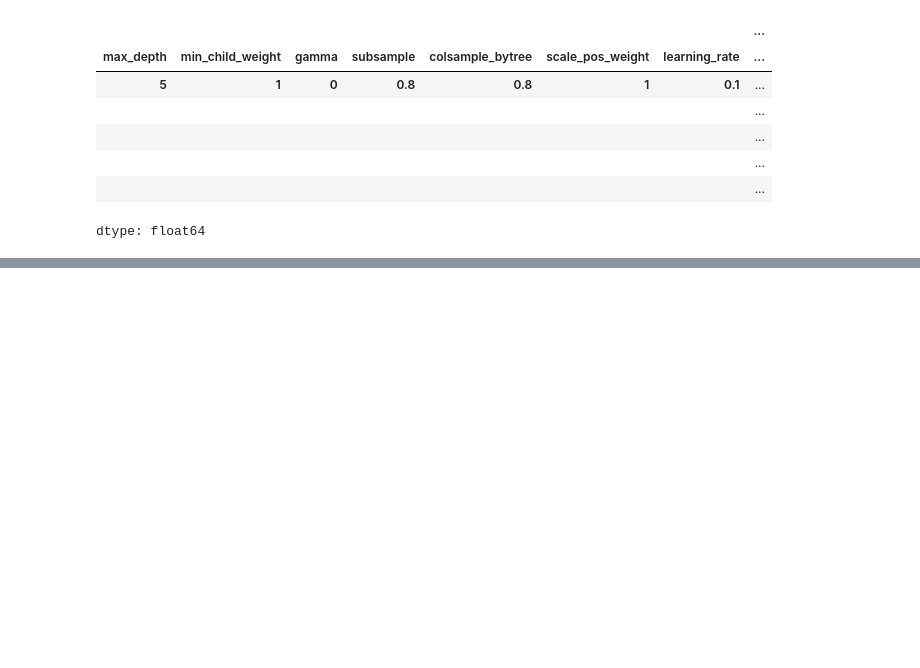
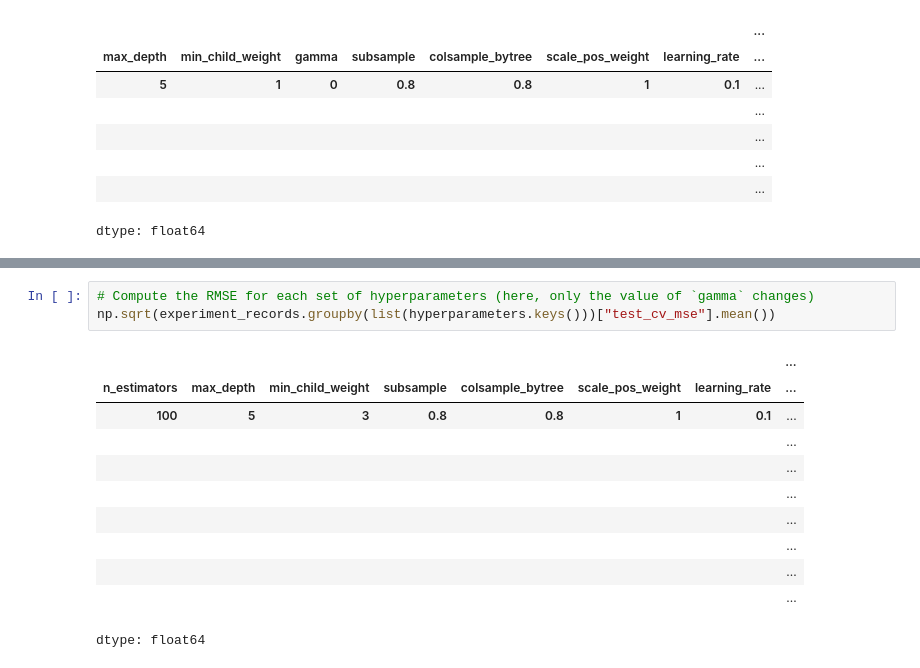
Before and after one commit to aremondtiedrez/hopus, a Jupyter notebook: showcase.ipynb, the cells around one changed output, grey strips where cells are left out. Drawn from its saved outputs; the diff is of its cells as text; blank space fills up the shorter version.

```diff
--- a/showcase.ipynb
+++ b/showcase.ipynb
@@ -436,0 +559,15 @@ dtype: float64
+# %%
+# Compute the RMSE for each set of hyperparameters (here, only the value of `gamma` changes)
+np.sqrt(experiment_records.groupby(list(hyperparameters.keys()))["test_cv_mse"].mean())
+# %% [output]
+|  |  |  |  |  |  |  | ... |
+| n_estimators | max_depth | min_child_weight | subsample | colsample_bytree | scale_pos_weight | learning_rate | ... |
+| 100 | 5 | 3 | 0.8 | 0.8 | 1 | 0.1 | ... |
+|  |  |  |  |  |  |  | ... |
+|  |  |  |  |  |  |  | ... |
+|  |  |  |  |  |  |  | ... |
+|  |  |  |  |  |  |  | ... |
+|  |  |  |  |  |  |  | ... |
+|  |  |  |  |  |  |  | ... |
+|  |  |  |  |  |  |  | ... |
+dtype: float64
```
Also changed, not shown: parts of 24 cells of this notebook.
